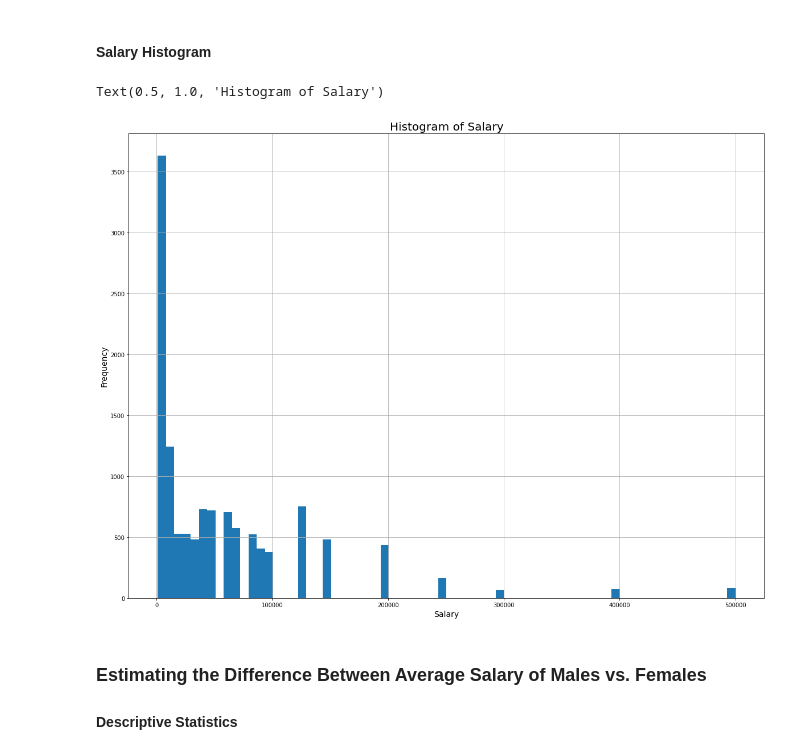
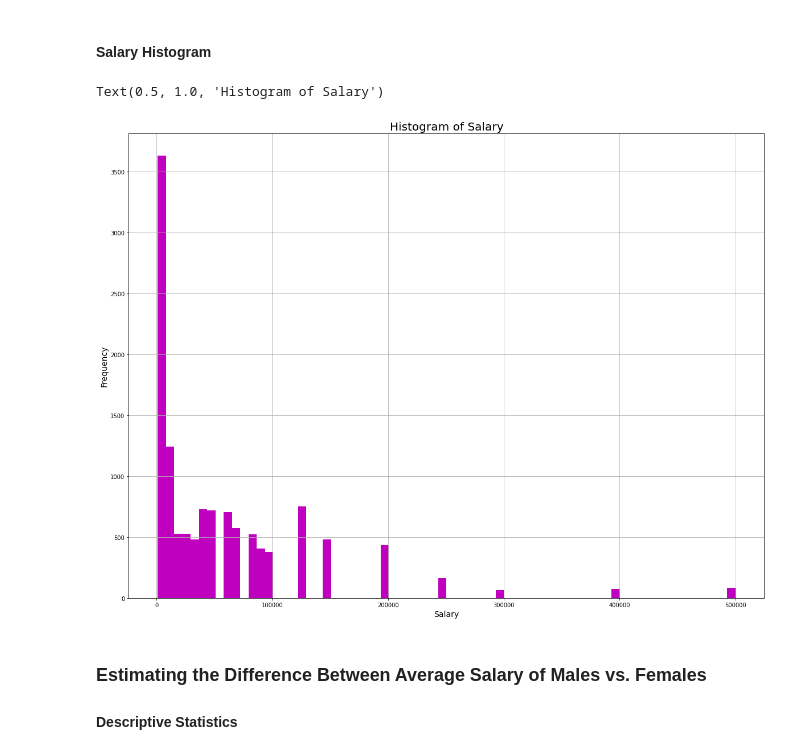
Before and after one commit to atkinssamuel/GenderAndEducationInDSAndML, a Jupyter notebook: atkins_1002951754_assignment1.ipynb, the cells around one changed output. Saved outputs shown, nothing was run; the diff lists cells and outputs as text; code cells hidden in the pictures.

```diff
--- a/atkins_1002951754_assignment1.ipynb
+++ b/atkins_1002951754_assignment1.ipynb
@@ -91,0 +85,12 @@ plt.show()
+# %%
+education_list = salary_df["educ"].unique()
+
+def rename_educ(educ_level):
+    if educ_level == education_list[4]:
+        return "Unfinished post-sec"
+    elif educ_level == education_list[-1]:
+        return "No post-sec"
+    return educ_level
+
+salary_df["educ"] = salary_df["educ"].map(rename_educ)
+education_list = salary_df["educ"].unique()
@@ -94,14 +118,14 @@ plt.show()
 # %%
 fig, ax = plt.subplots(figsize=(20,15))
 
-salary_df['salary'].hist(bins=70, ax=ax)
+salary_df['salary'].hist(bins=70, ax=ax, color='m')
 
 plt.xlabel('Salary', fontsize=14)
 plt.ylabel('Frequency', fontsize=14)
 plt.title('Histogram of Salary', fontsize=20)
 # %% [output]
 Text(0.5, 1.0, 'Histogram of Salary')
-[figure, old version]
+[figure, new version]
 # %% [markdown]
 ### Estimating the Difference Between Average Salary of Males vs. Females
 #### Descriptive Statistics
```
Also changed, not shown: parts of 20 cells of this notebook.
